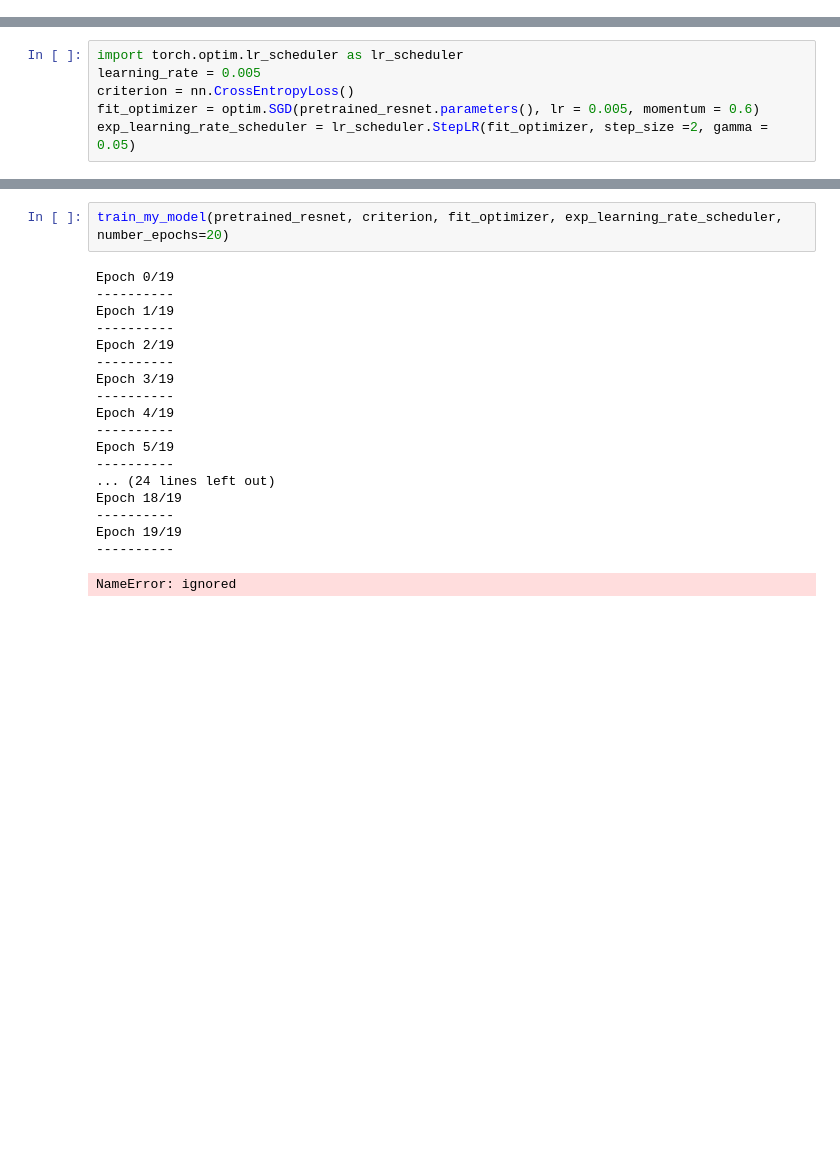
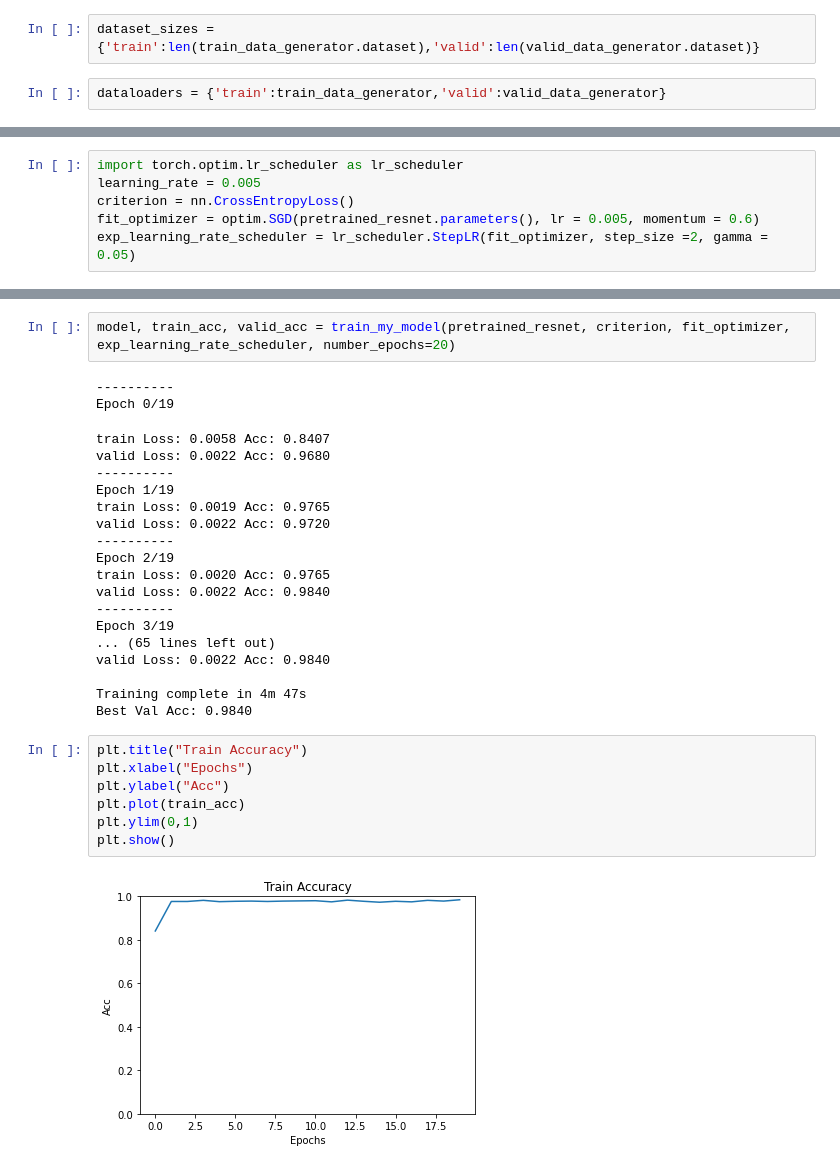
Before and after one commit to superbunny38/DeepLearning, a Jupyter notebook: pytorch/Chap_3_신경망_더_깊이_알아보기.ipynb, the cells around one changed output, grey strips where cells are left out. Cells and saved outputs as stored; diff of their text form; blank space fills up the shorter version.

```diff
--- a/pytorch/Chap_3_신경망_더_깊이_알아보기.ipynb
+++ b/pytorch/Chap_3_신경망_더_깊이_알아보기.ipynb
@@ -323,0 +352,4 @@ valid_data_generator = torch.utils.data.DataLoader(valid, batch_size = 64, num_w
+# %%
+dataset_sizes = {'train':len(train_data_generator.dataset),'valid':len(valid_data_generator.dataset)}
+# %%
+dataloaders = {'train':train_data_generator,'valid':valid_data_generator}
@@ -418,21 +472,31 @@ def train_my_model(model, criterion, optimizer, scheduler, number_epochs = 20):
 # %%
-train_my_model(pretrained_resnet, criterion, fit_optimizer, exp_learning_rate_scheduler, number_epochs=20)
+model, train_acc, valid_acc = train_my_model(pretrained_resnet, criterion, fit_optimizer, exp_learning_rate_scheduler, number_epochs=20)
 # %% [output]
+----------
 Epoch 0/19
-----------
-Epoch 1/19
-----------
-Epoch 2/19
-----------
-Epoch 3/19
-----------
-Epoch 4/19
-----------
-Epoch 5/19
-----------
-... (24 lines left out)
-Epoch 18/19
-----------
-Epoch 19/19
-----------
-NameError: ignored
+train Loss: 0.0058 Acc: 0.8407
+valid Loss: 0.0022 Acc: 0.9680
+----------
+Epoch 1/19
+train Loss: 0.0019 Acc: 0.9765
+valid Loss: 0.0022 Acc: 0.9720
+----------
+Epoch 2/19
+train Loss: 0.0020 Acc: 0.9765
+valid Loss: 0.0022 Acc: 0.9840
+----------
+Epoch 3/19
+... (65 lines left out)
+valid Loss: 0.0022 Acc: 0.9840
+
+Training complete in 4m 47s
+Best Val Acc: 0.9840
+# %%
+plt.title("Train Accuracy")
+plt.xlabel("Epochs")
+plt.ylabel("Acc")
+plt.plot(train_acc)
+plt.ylim(0,1)
+plt.show()
+# %% [output]
+[figure, added]
```
Also changed, not shown: parts of 20 cells of this notebook.
